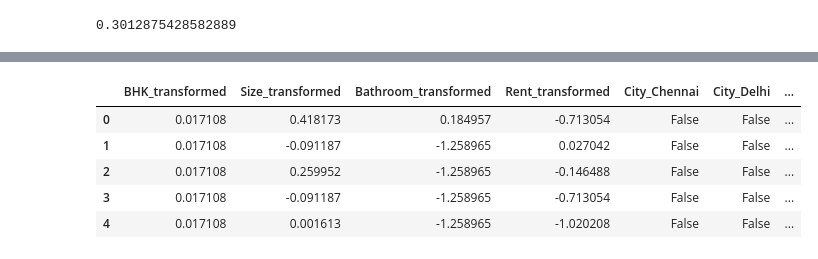
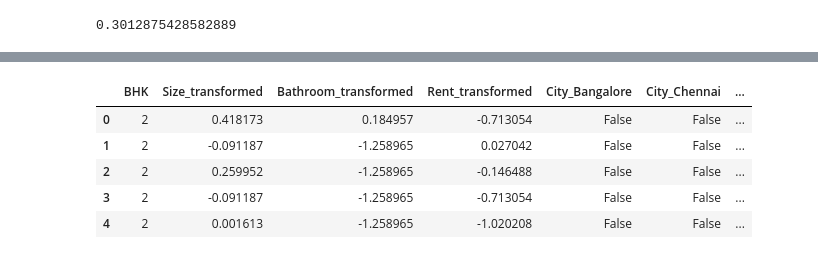
Before and after one commit to kanika-07cs/Task11-7.10.25-, a Jupyter notebook: Task.ipynb, the cells around one changed output, grey strips where cells are left out. Drawn from its saved outputs; the diff is of its cells as text; code cells hidden in the pictures.

```diff
--- a/Task.ipynb
+++ b/Task.ipynb
@@ -96,11 +114,9 @@ print(df['Rent'].skew())
 # %%
 from sklearn.preprocessing import PowerTransformer, StandardScaler
-pt_bhk = PowerTransformer(method='yeo-johnson')
-pt_size = PowerTransformer(method='yeo-johnson')
-pt_rent = PowerTransformer(method='yeo-johnson')
+pt = PowerTransformer(method='yeo-johnson')
 scaler = StandardScaler()
 # %%
-df['BHK_transformed'] = pt_bhk.fit_transform(df[['BHK']])
+df['BHK_transformed'] = pt.fit_transform(df[['BHK']])
 df['BHK_transformed'] = scaler.fit_transform(df[['BHK_transformed']])
 sns.histplot(df['BHK_transformed'], bins=10, kde=True, color='skyblue')
 plt.title('Distribution of BHK after Power Transformation')
@@ -125,7 +141,7 @@ print(df['Rent_transformed'].skew())
 [figure]
 0.9090024947791435
 # %%
-df['Size_transformed'] = pt_size.fit_transform(df[['Size']])
+df['Size_transformed'] = pt.fit_transform(df[['Size']])
 df['Size_transformed'] = scaler.fit_transform(df[['Size_transformed']])
 plt.figure(figsize=(8,5))
 sns.histplot(df['Size_transformed'], bins=20, kde=True, color='salmon')
@@ -170,16 +176,14 @@ df.head()
 | 3 | 2022-07-04 | 2 | 10000 | 800 | 1 out of 2 | Super Area | Dumdum Park | Kolkata | Unfurnished | ... |
 | 4 | 2022-05-09 | 2 | 7500 | 850 | 1 out of 2 | Carpet Area | South Dum Dum | Kolkata | Unfurnished | ... |
 # %%
-df_model = df[['BHK_transformed', 'Size_transformed', 'Bathroom_transformed',
-               'City', 'Furnishing Status','Area Type',
-               'Rent_transformed']].copy()
+df_model = df[['BHK', 'Size_transformed', 'Bathroom_transformed','City', 'Furnishing Status','Area Type','Rent_transformed']].copy()
 categorical_cols = ['City', 'Furnishing Status','Area Type']
-df_encoded = pd.get_dummies(df_model, columns=categorical_cols, drop_first=True)
+df_encoded = pd.get_dummies(df_model, columns=categorical_cols)
 df_encoded.head()
 # %% [output]
-|  | BHK_transformed | Size_transformed | Bathroom_transformed | Rent_transformed | City_Chennai | City_Delhi | ... |
-| 0 | 0.017108 | 0.418173 | 0.184957 | -0.713054 | False | False | ... |
-| 1 | 0.017108 | -0.091187 | -1.258965 | 0.027042 | False | False | ... |
-| 2 | 0.017108 | 0.259952 | -1.258965 | -0.146488 | False | False | ... |
-| 3 | 0.017108 | -0.091187 | -1.258965 | -0.713054 | False | False | ... |
-| 4 | 0.017108 | 0.001613 | -1.258965 | -1.020208 | False | False | ... |
+|  | BHK | Size_transformed | Bathroom_transformed | Rent_transformed | City_Bangalore | City_Chennai | ... |
+| 0 | 2 | 0.418173 | 0.184957 | -0.713054 | False | False | ... |
+| 1 | 2 | -0.091187 | -1.258965 | 0.027042 | False | False | ... |
+| 2 | 2 | 0.259952 | -1.258965 | -0.146488 | False | False | ... |
+| 3 | 2 | -0.091187 | -1.258965 | -0.713054 | False | False | ... |
+| 4 | 2 | 0.001613 | -1.258965 | -1.020208 | False | False | ... |
```
Also changed, not shown: parts of 10 cells of this notebook.
